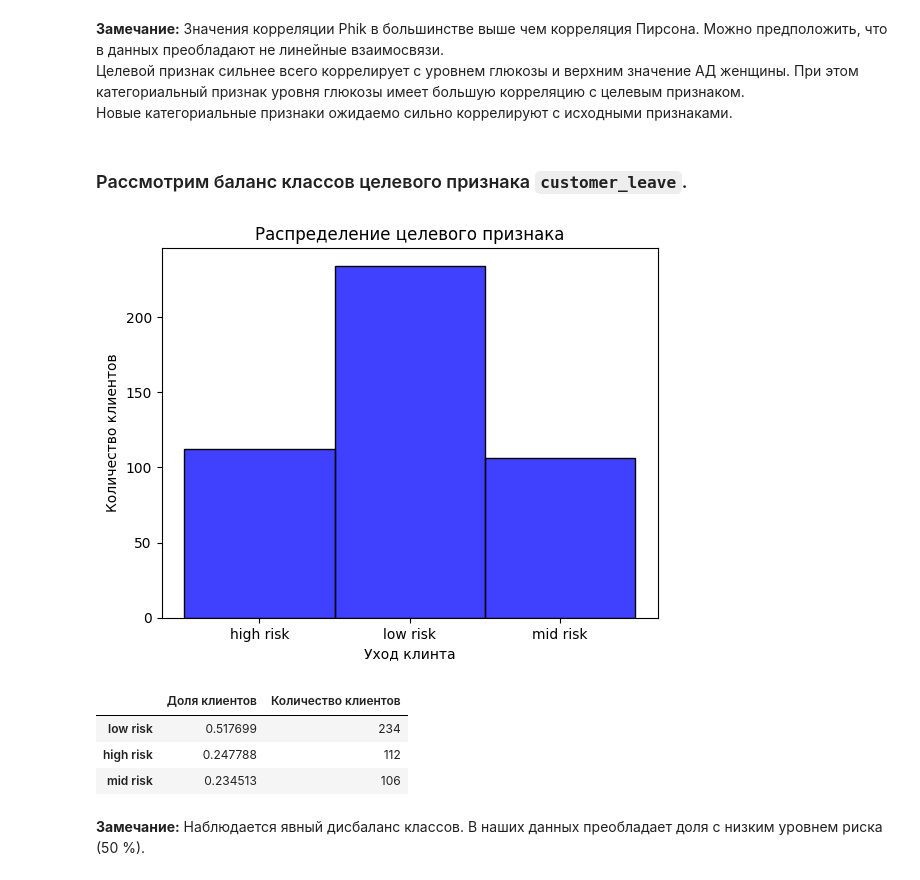
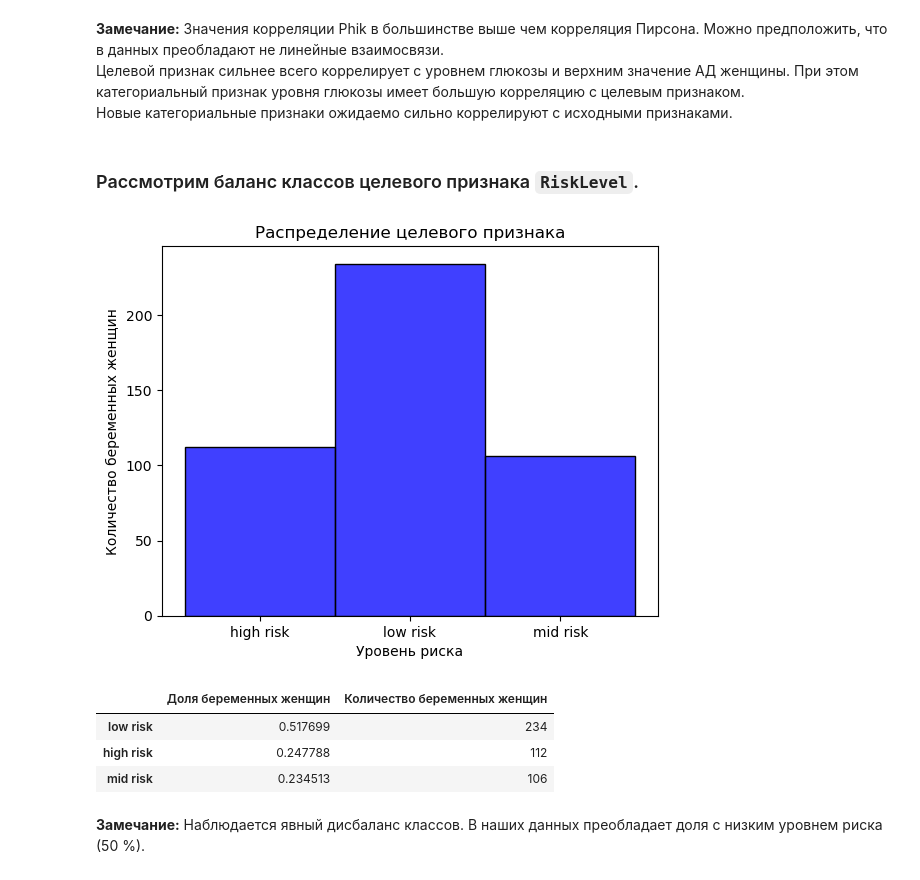
Before and after one commit to Al-Pol/Portfolio, a Jupyter notebook: 17_kaggle_ml_maternal_health_risk/17_kaggle_ml_maternal_health_risk.ipynb, the cells around one changed output. Drawn from its saved outputs; the diff is of its cells as text; code cells hidden in the pictures.

```diff
--- a/17_kaggle_ml_maternal_health_risk/17_kaggle_ml_maternal_health_risk.ipynb
+++ b/17_kaggle_ml_maternal_health_risk/17_kaggle_ml_maternal_health_risk.ipynb
@@ -397,21 +396,21 @@ interval columns not set, guessing: ['Age', 'SystolicBP', 'DiastolicBP', 'BS', '
 Целевой признак сильнее всего коррелирует с уровнем глюкозы и верхним значение АД женщины. При этом категориальный признак уровня глюкозы имеет большую корреляцию с целевым признаком.
 Новые категориальные признаки ожидаемо сильно коррелируют с исходными признаками.
 # %% [markdown]
-### Рассмотрим баланс классов целевого признака `customer_leave`.
+### Рассмотрим баланс классов целевого признака `RiskLevel`.
 # %%
 # Построение гистограммы распределения признака
 sns.histplot(df_drop['RiskLevel'].astype(str), color='blue')
 plt.title('Распределение целевого признака')
-plt.xlabel('Уход клинта')
-plt.ylabel('Количество клиентов');
+plt.xlabel('Уровень риска')
+plt.ylabel('Количество беременных женщин');
 plt.show()
 
 # Вывод значений в виде таблицы
-pd.DataFrame({'Доля клиентов': df_drop['RiskLevel'].value_counts(normalize=True),
-              'Количество клиентов' : df_drop['RiskLevel'].value_counts()})
+pd.DataFrame({'Доля беременных женщин': df_drop['RiskLevel'].value_counts(normalize=True),
+              'Количество беременных женщин' : df_drop['RiskLevel'].value_counts()})
 # %% [output]
-[figure, old version]
+[figure, new version]
-|  | Доля клиентов | Количество клиентов |
+|  | Доля беременных женщин | Количество беременных женщин |
 | low risk | 0.517699 | 234 |
 | high risk | 0.247788 | 112 |
 | mid risk | 0.234513 | 106 |
```
Also changed, not shown: parts of 21 cells of this notebook.
